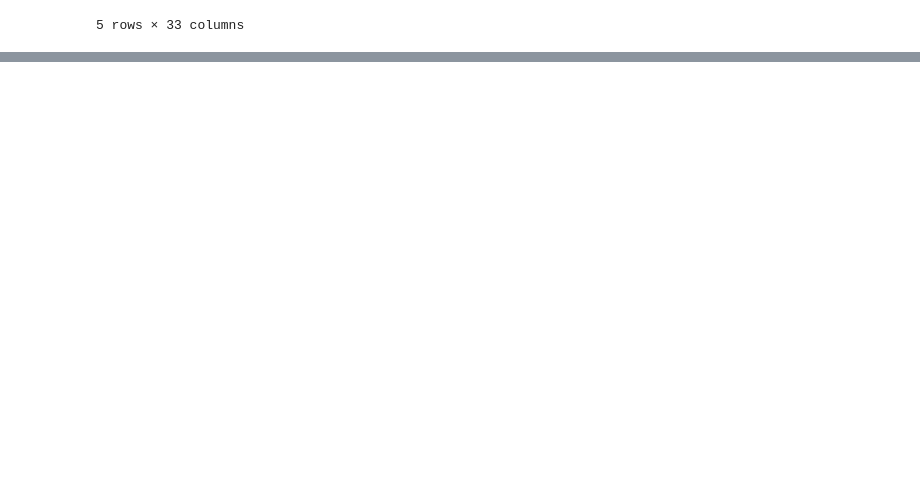
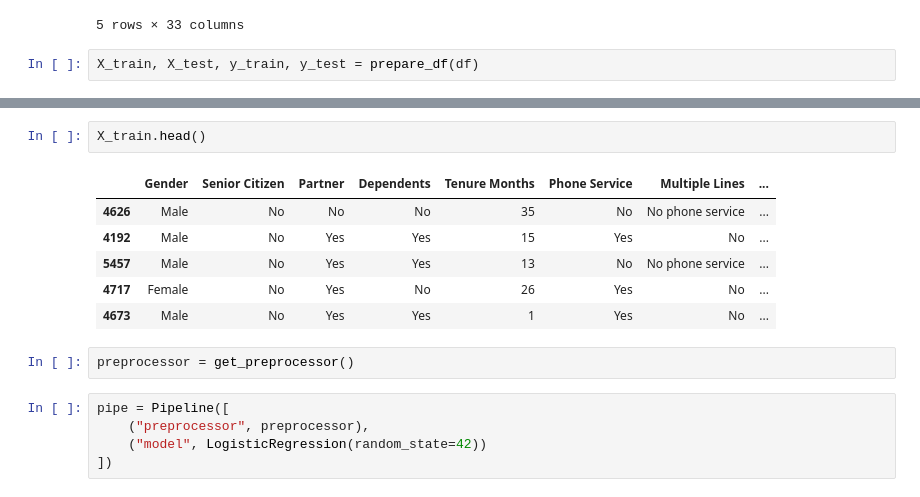
Before and after one commit to YugamdeepGoyal/exp_learning_telco_churn, a Jupyter notebook: LogisticRegression.ipynb, the cells around one changed output, grey strips where cells are left out. Drawn from its saved outputs; the diff is of its cells as text; blank space fills up the shorter version.

Commit message:
Adding Logistic Regression

```diff
--- a/LogisticRegression.ipynb
+++ b/LogisticRegression.ipynb
@@ -16,3 +21,5 @@ df.head()
 | 3 | 7892-POOKP | 1 | United States | California | Los Angeles | 90010 | 34.062125, -118.315709 | 34.062125 | -118.315709 | Female | ... |
 | 4 | 0280-XJGEX | 1 | United States | California | Los Angeles | 90015 | 34.039224, -118.266293 | 34.039224 | -118.266293 | Male | ... |
 5 rows × 33 columns
+# %%
+X_train, X_test, y_train, y_test = prepare_df(df)
@@ -18,0 +36,16 @@ df.head()
+# %%
+X_train.head()
+# %% [output]
+|  | Gender | Senior Citizen | Partner | Dependents | Tenure Months | Phone Service | Multiple Lines | ... |
+| 4626 | Male | No | No | No | 35 | No | No phone service | ... |
+| 4192 | Male | No | Yes | Yes | 15 | Yes | No | ... |
+| 5457 | Male | No | Yes | Yes | 13 | No | No phone service | ... |
+| 4717 | Female | No | Yes | No | 26 | Yes | No | ... |
+| 4673 | Male | No | Yes | Yes | 1 | Yes | No | ... |
+# %%
+preprocessor = get_preprocessor()
+# %%
+pipe = Pipeline([
+    ("preprocessor", preprocessor),
+    ("model", LogisticRegression(random_state=42))
+])
```
Also changed, not shown: parts of 7 cells of this notebook, 1 other file.
